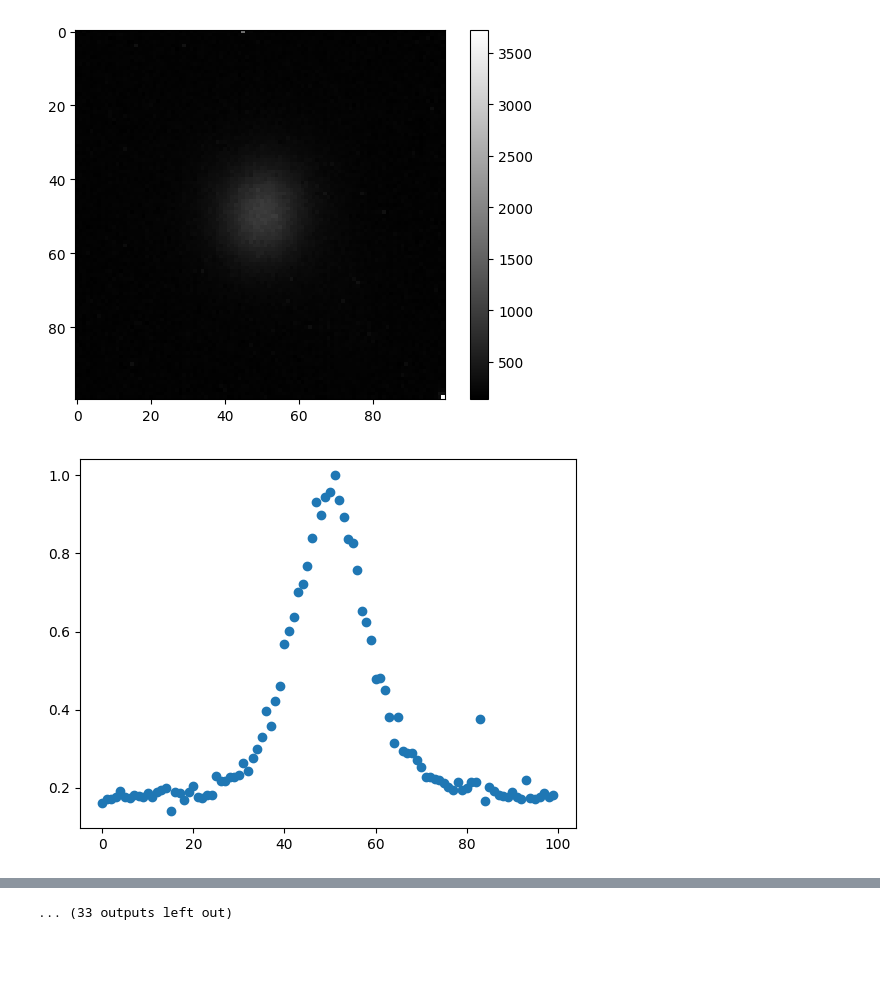
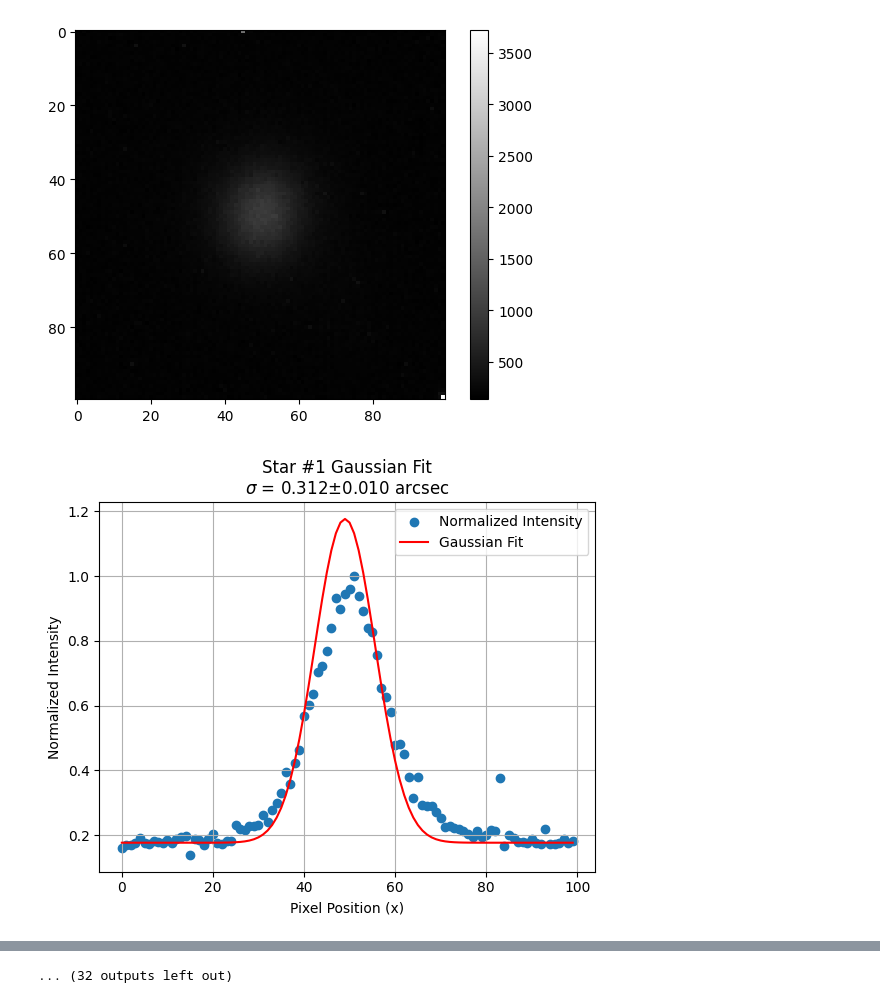
Before and after one commit to kiavash02/Astro_Lab, a Jupyter notebook: 6-PSF/PSF.ipynb, the cells around one changed output, grey strips where cells are left out. Drawn from its saved outputs; the diff is of its cells as text; code cells hidden in the pictures; blank space fills up the shorter version.

```diff
--- a/6-PSF/PSF.ipynb
+++ b/6-PSF/PSF.ipynb
@@ -1,90 +50,42 @@
 # %%
-#packages
-
-import numpy as np
-import matplotlib.pyplot as plt
-from astropy.io import fits
-from astropy.stats import sigma_clipped_stats
-from scipy.optimize import curve_fit
-import pandas as pd
-
-
-#centeroid finder
-def centeroid(pic):
-    x_len, y_len = pic.shape
-    c_cord = np.array([0,0])
-    weight = np.sum(pic)
-    for i in range(x_len):
-        for j in range(y_len):
-            c_cord[0] += pic[i][j]*i
-            c_cord[1] += pic[i][j]*j
-    return c_cord[0]//weight , c_cord[1]//weight
-
-#crop_around
-def crop_around(stars_img, star_x, star_y):
-    return stars_img[star_y-50: star_y+50].T[star_x-50: star_x+50].T
-
-#bad pixel removal
-def bad_pix_rem(star_img):
-    for i in range(1,99):
-        for j in range(1,99):
-            nhood=np.array([star_img[i-1][j],star_img[i-1][j-1],star_img[i-1][j+1],star_img[i][j-1],star_img[i][j+1],
-                            star_img[i+1][j],star_img[i+1][j-1],star_img[i+1][j+1]])
-            nhood_med=np.median(nhood)
-            if star_img[i][j]>200 + nhood_med:
-                star_img[i][j]=nhood_med
-    return star_img
-
-#gaussian function for curve_fit
-def gauss(x,a,b):
-    asec_per_pix=0.047
-    return np.exp(-a * (x-centeroid(star_0_img)[0]*asec_per_pix)**2)+b
-
-#initializing_data
-
-starsss=pd.read_csv("stars.csv")
-loc_x = np.array(starsss["x0"].tolist())
-loc_y = np.array(starsss["y0"].tolist())
-
-img = fits.open('light-r_20C-2023_10_10-exp00.03.00.000-1x1_High_3.fit')
-img_data = img[0].data
-img_len_x, img_len_y = img_data.shape
-asec_per_pix=0.047
-sigma_hist=np.array([])
-delta_sigma_hist=np.array([])
-
 for i in range(len(loc_x)):
     star_0_img=bad_pix_rem(crop_around(img_data, int(loc_x[i]), img_len_y - int(loc_y[i])))
 
     #corrected_pic_print
     plt.imshow(star_0_img, cmap='gray')
     plt.colorbar()
     plt.show()
 
     #curve_fit_setup
 
     x_data=np.arange(0,100)
     intensity=star_0_img[0:100][int(centeroid(star_0_img)[0])]
     max_intensity=intensity.max()
     intensity=intensity/max_intensity
 
     def gauss(x,a,b):
         return np.exp(-a * (x-centeroid(star_0_img)[0])**2)+b
 
     popt, pcov=curve_fit(gauss,x_data,intensity)
     delta_a=(pcov[0][0])**(1/2)
     sigma_pix=(popt[0]**(-1)/2)**(0.5)
     delta_sigma_pix=(sigma_pix**3)*delta_a
     sigma=sigma_pix*asec_per_pix
     delta_sigma=delta_sigma_pix*asec_per_pix
     sigma_hist=np.append(sigma_hist,sigma)
     delta_sigma_hist=np.append(delta_sigma_hist,delta_sigma)
-    plt.scatter(x_data,intensity)
+
+    # intensity profile for one star
+    plt.figure()
+    plt.scatter(x_data, intensity, label="Normalized Intensity")
+    plt.plot(x_data, gauss(x_data, *popt), color='red', label="Gaussian Fit")
+    plt.xlabel("Pixel Position (x)")
+    plt.ylabel("Normalized Intensity")
+    plt.title(f"Star #{i+1} Gaussian Fit\n$\sigma$ = {sigma:.3f}±{delta_sigma:.3f} arcsec")
+    plt.legend()
+    plt.grid(True)
     plt.show()
-
-plt.hist(sigma_hist)
-plt.show()
 # %% [output]
 [figure]
-[figure, old version]
+[figure, new version]
 [figure]
@@ -100 +101 @@ plt.show()
-... (33 outputs left out)
+... (32 outputs left out)
```
Also changed, not shown: parts of 4 cells of this notebook.
